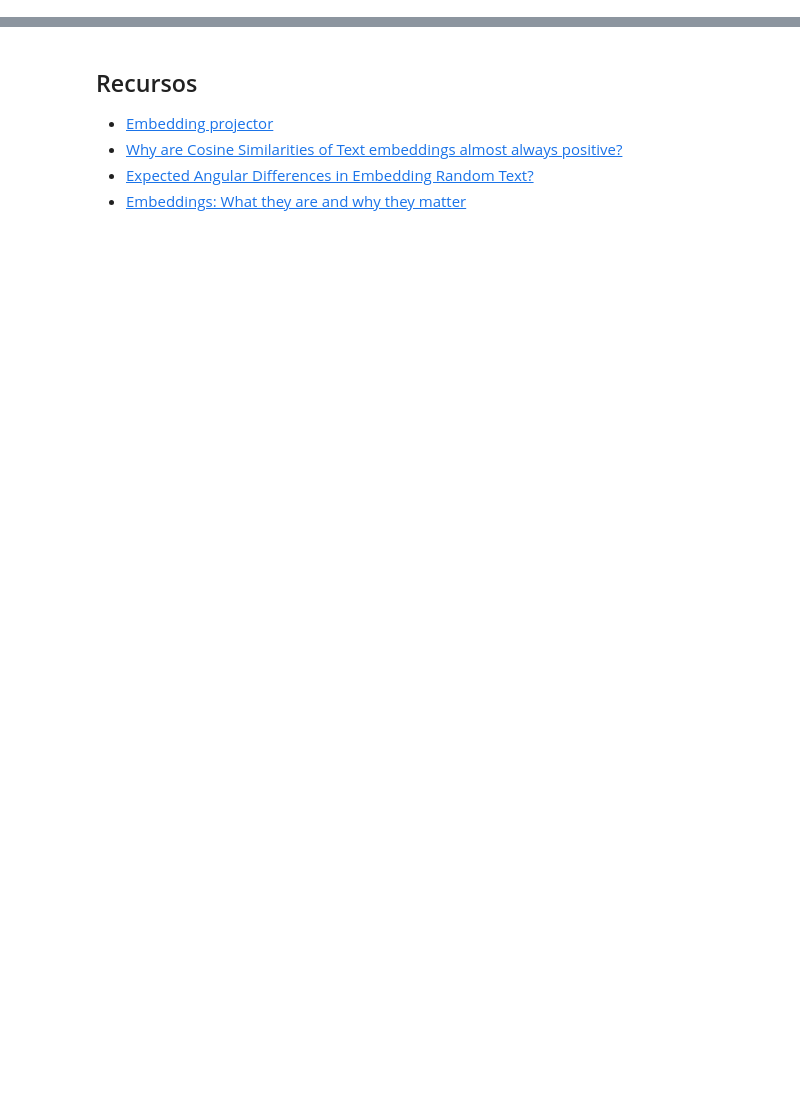
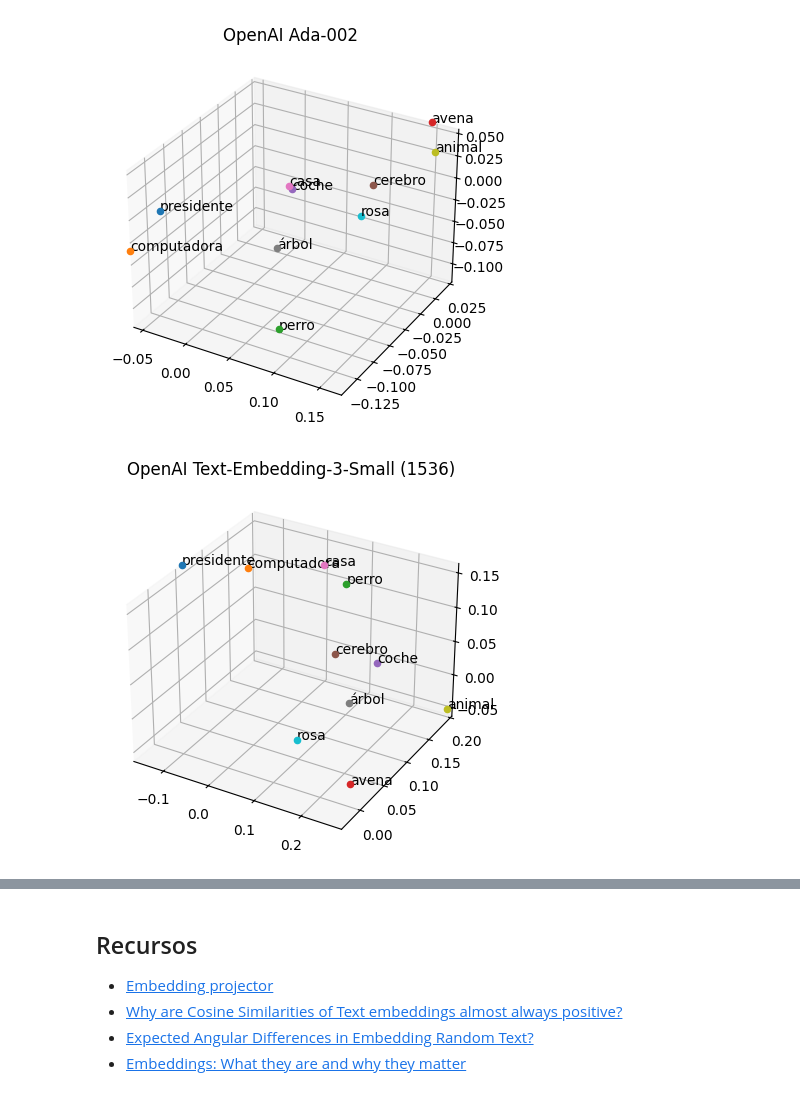
Before and after one commit to madebygps/vector-embeddings-demos, a Jupyter notebook: spanish/similarity.ipynb, the cells around one changed output, grey strips where cells are left out. Drawn from its saved outputs; the diff is of its cells as text; code cells hidden in the pictures; blank space fills up the shorter version.

```diff
--- a/spanish/similarity.ipynb
+++ b/spanish/similarity.ipynb
@@ -198,0 +73,53 @@ most_similar(word, vectors_emb3)
+# %%
+import numpy as np
+from sklearn.decomposition import PCA
+
+
+def perform_pca(vectors: dict):
+    """Realiza PCA en los vectores de palabras y devuelve los vectores transformados mediante PCA"""
+    X = np.array(list(vectors.values()))
+    pca = PCA(n_components=3)
+    X_pca = pca.fit_transform(X)
+    X_pca = {list(vectors.keys())[i]: X_pca[i] for i in range(len(vectors))}
+    return X_pca
+
+
+vectors_ada2_pca = perform_pca(vectors_ada2)
+vectors_emb3_pca = perform_pca(vectors_emb3)
+# %%
+import matplotlib.pyplot as plt
+
+def render_vectors_3d(vectors: dict, title: str):
+    """Renderiza vectores 3D (key: [,,,]) en un gráfico 3D"""
+    fig = plt.figure()
+    ax = fig.add_subplot(111, projection='3d')
+    # Grafica los vectores como puntos
+    for key, vector in vectors.items():
+        ax.scatter(vector[0], vector[1], vector[2])
+        ax.text(vector[0], vector[1], vector[2], key)
+
+    # calular el max y min valor para cada dimension
+    min_x = min(v[0] for v in vectors.values())
+    max_x = max(v[0] for v in vectors.values())
+    min_y = min(v[1] for v in vectors.values())
+    max_y = max(v[1] for v in vectors.values())
+    min_z = min(v[2] for v in vectors.values())
+    max_z = max(v[2] for v in vectors.values())
+    ax.set_xlim([min_x, max_x])
+    ax.set_ylim([min_y, max_y])
+    ax.set_zlim([min_z, max_z])
+    ax.set_title(title)
+    plt.show()
+
+
+# obten un subset de vectores para plotting
+words = ['presidente', 'computadora', 'perro', 'avena', 'coche', 'cerebro', 'casa', 'árbol', 'animal', 'rosa']
+word_pca_vectors_ada2 = {word: vectors_ada2_pca[word] for word in words}
+word_pca_vectors_emb3 = {word: vectors_emb3_pca[word] for word in words}
+
+# grafica los vectores
+render_vectors_3d(word_pca_vectors_ada2, 'OpenAI Ada-002')
+render_vectors_3d(word_pca_vectors_emb3, 'OpenAI Text-Embedding-3-Small (1536)')
+# %% [output]
+[figure, added]
+[figure, added]
```
Also changed, not shown: parts of 25 cells of this notebook, 1 other file.
